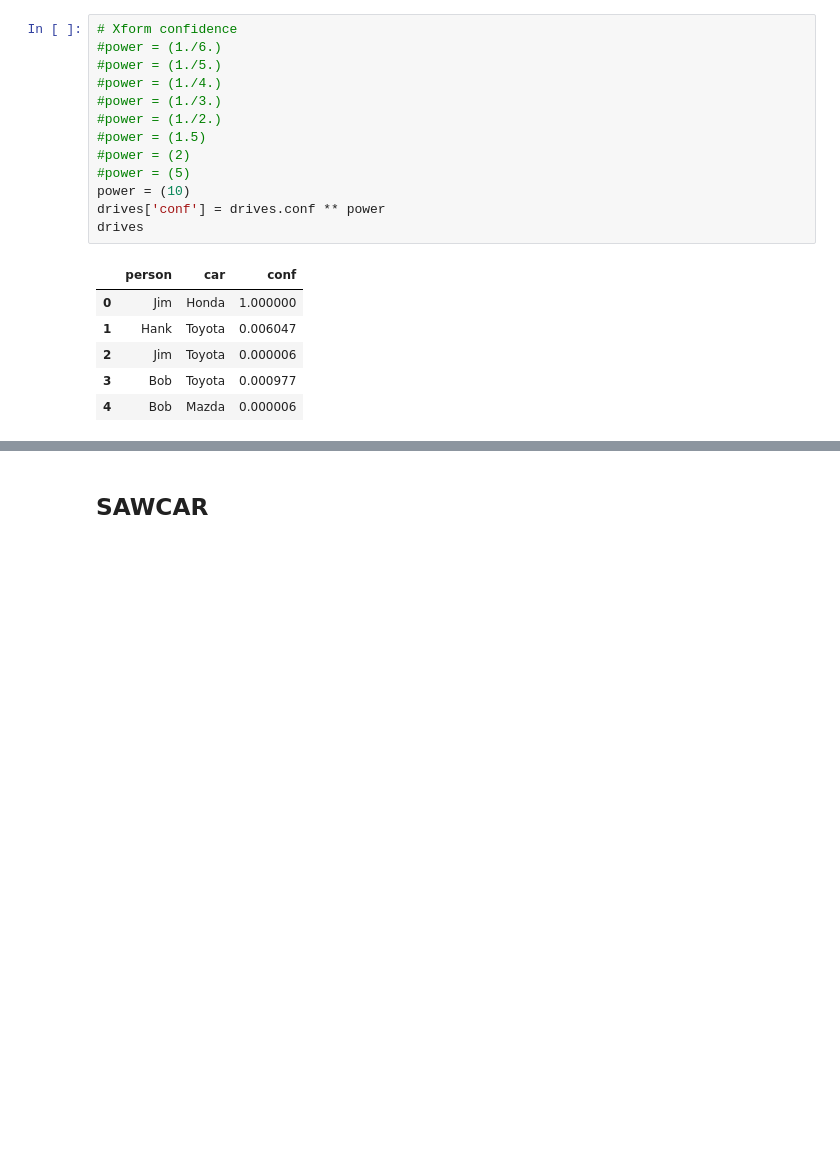
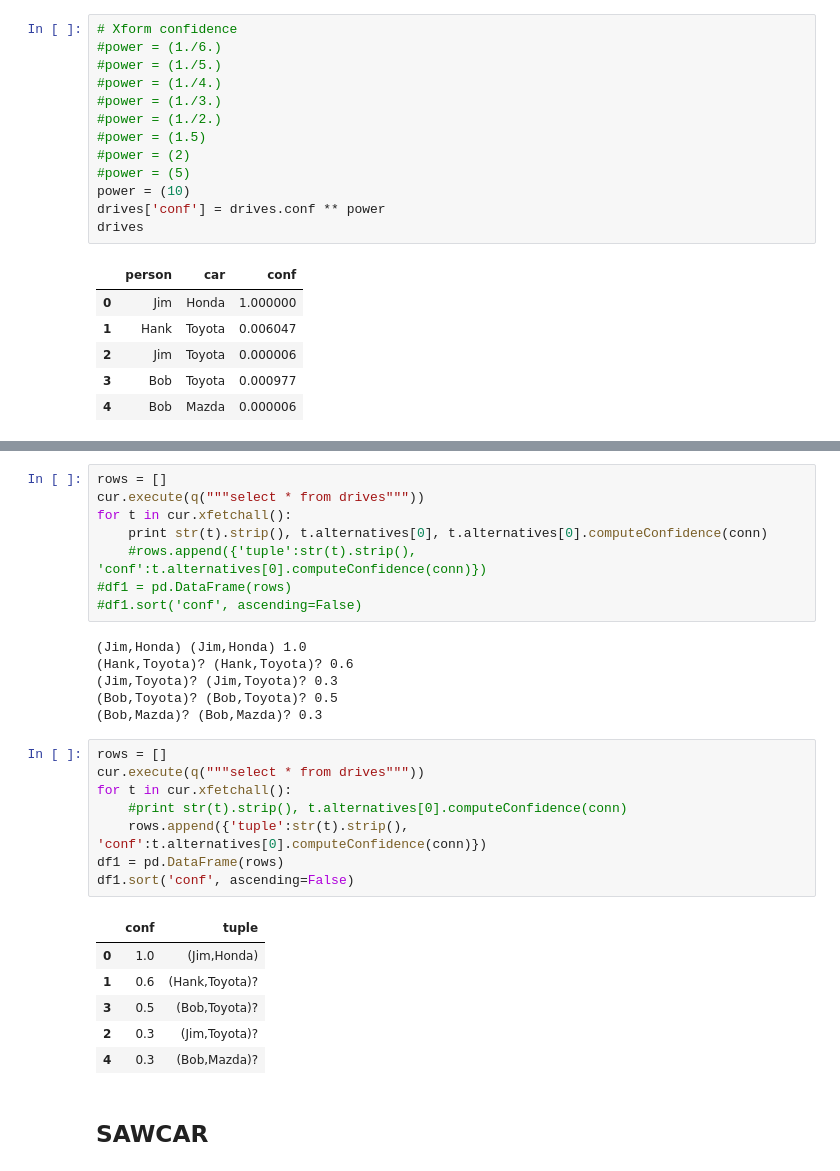
Before and after one commit to alexmemory/PrDBSens, a Jupyter notebook: notes/20150409_ACM_trio.ipynb, the cells around one changed output, grey strips where cells are left out. Saved outputs shown, nothing was run; the diff lists cells and outputs as text; blank space fills up the shorter version.

```diff
--- a/notes/20150409_ACM_trio.ipynb
+++ b/notes/20150409_ACM_trio.ipynb
@@ -475,3 +505,32 @@ insert into DRIVES values [('Bob','Mazda'):0.000006]
+# %%
+rows = []
+cur.execute(q("""select * from drives"""))
+for t in cur.xfetchall():
+    print str(t).strip(), t.alternatives[0], t.alternatives[0].computeConfidence(conn)
+    #rows.append({'tuple':str(t).strip(), 'conf':t.alternatives[0].computeConfidence(conn)})
+#df1 = pd.DataFrame(rows)
+#df1.sort('conf', ascending=False)
+# %% [output]
+(Jim,Honda) (Jim,Honda) 1.0
+(Hank,Toyota)? (Hank,Toyota)? 0.6
+(Jim,Toyota)? (Jim,Toyota)? 0.3
+(Bob,Toyota)? (Bob,Toyota)? 0.5
+(Bob,Mazda)? (Bob,Mazda)? 0.3
+# %%
+rows = []
+cur.execute(q("""select * from drives"""))
+for t in cur.xfetchall():
+    #print str(t).strip(), t.alternatives[0].computeConfidence(conn)
+    rows.append({'tuple':str(t).strip(), 'conf':t.alternatives[0].computeConfidence(conn)})
+df1 = pd.DataFrame(rows)
+df1.sort('conf', ascending=False)
+# %% [output]
+|  | conf | tuple |
+| 0 | 1.0 | (Jim,Honda) |
+| 1 | 0.6 | (Hank,Toyota)? |
+| 3 | 0.5 | (Bob,Toyota)? |
+| 2 | 0.3 | (Jim,Toyota)? |
+| 4 | 0.3 | (Bob,Mazda)? |
 # %% [markdown]
 ## SAWCAR
 # %% [markdown]
```
Also changed, not shown: parts of 10 cells of this notebook, 3 other files.
